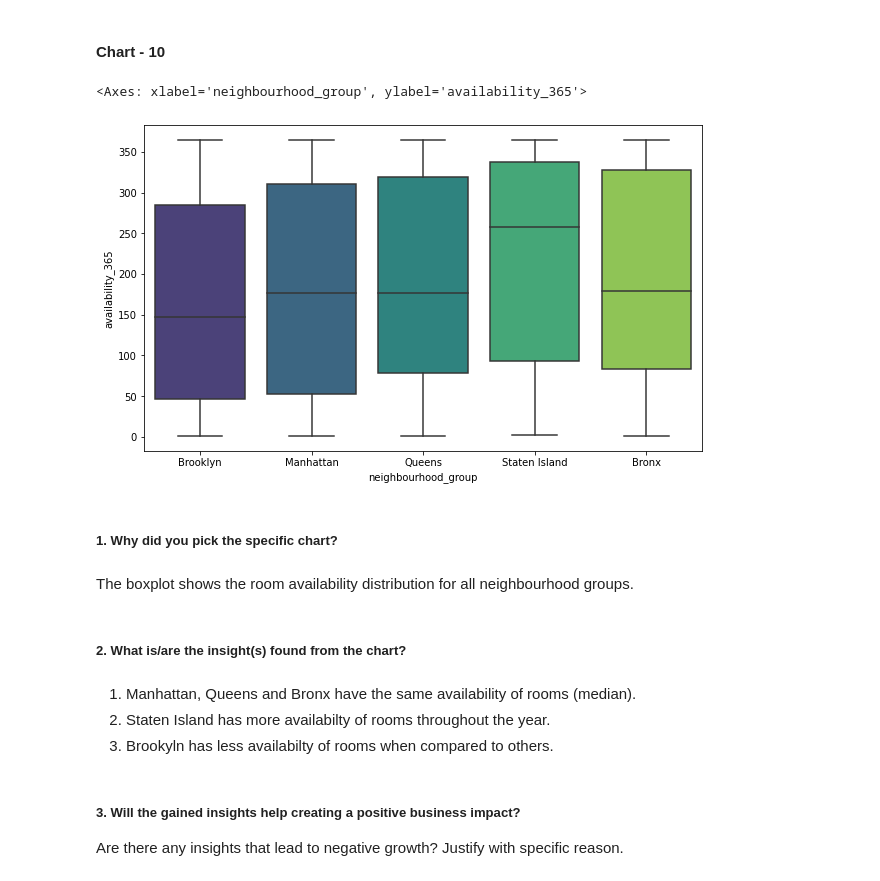
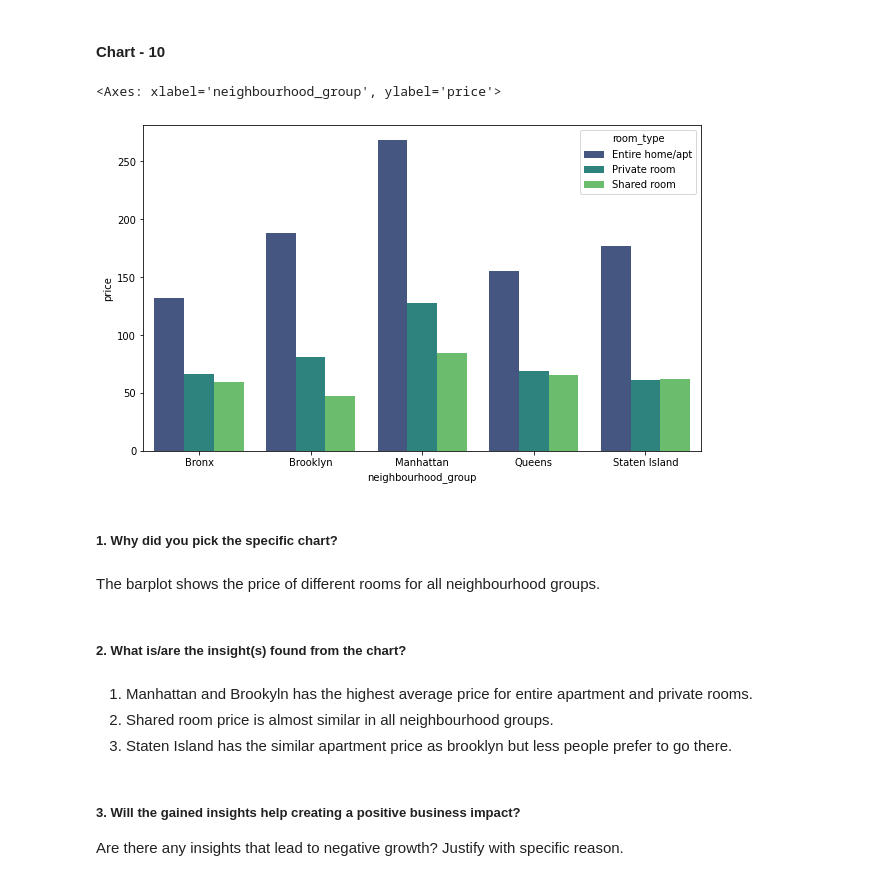
Before and after one commit to sidpatondikar/CAPSTONE-Airbnb-Booking-Analysis-Siddharth-Patondikar, a Jupyter notebook: Team_Notebook.ipynb, the cells around one changed output. Cells and saved outputs as stored; diff of their text form; code cells hidden in the pictures.

```diff
--- a/Team_Notebook.ipynb
+++ b/Team_Notebook.ipynb
@@ -750,20 +764,21 @@ City officials and regulators can observe what factors has led these neighbourho
 # %%
 # Chart - 10 visualization code
 plt.figure(figsize=(10,6))
-sns.boxplot(df3,x='neighbourhood_group',y='availability_365',palette='viridis')
+df_nrt = df3.groupby(['neighbourhood_group','room_type'])['price'].mean().reset_index()
+sns.barplot(df_nrt,x='neighbourhood_group',y='price',hue='room_type',palette='viridis')
 # %% [output]
-<Axes: xlabel='neighbourhood_group', ylabel='availability_365'>
+<Axes: xlabel='neighbourhood_group', ylabel='price'>
-[figure, old version]
+[figure, new version]
 # %% [markdown]
 ##### 1. Why did you pick the specific chart?
 # %% [markdown]
-The boxplot shows the room availability distribution for all neighbourhood groups.
+The barplot shows the price of different rooms for all neighbourhood groups.
 # %% [markdown]
 ##### 2. What is/are the insight(s) found from the chart?
-# %% [markdown]
-1. Manhattan, Queens and Bronx have the same availability of rooms (median).
-2. Staten Island has more availabilty of rooms throughout the year.
-3. Brookyln has less availabilty of rooms when compared to others.
+# %% [markdown]
+1. Manhattan and Brookyln has the highest average price for entire apartment and private rooms.
+2. Shared room price is almost similar in all neighbourhood groups.
+3. Staten Island has the similar apartment price as brooklyn but less people prefer to go there.
 # %% [markdown]
 ##### 3. Will the gained insights help creating a positive business impact?
 Are there any insights that lead to negative growth? Justify with specific reason.
```
Also changed, not shown: parts of 16 cells of this notebook.
